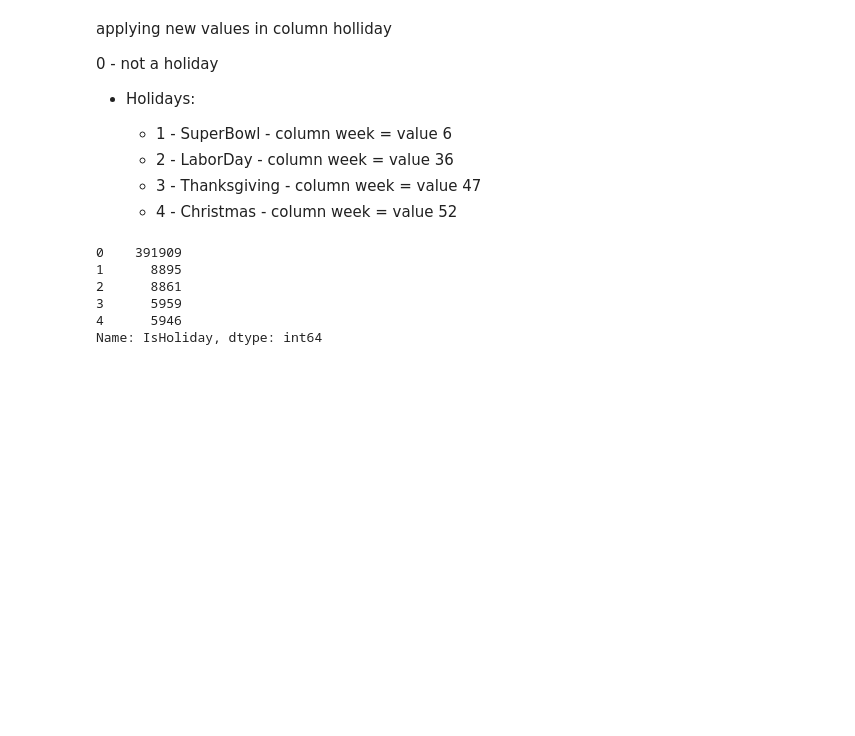
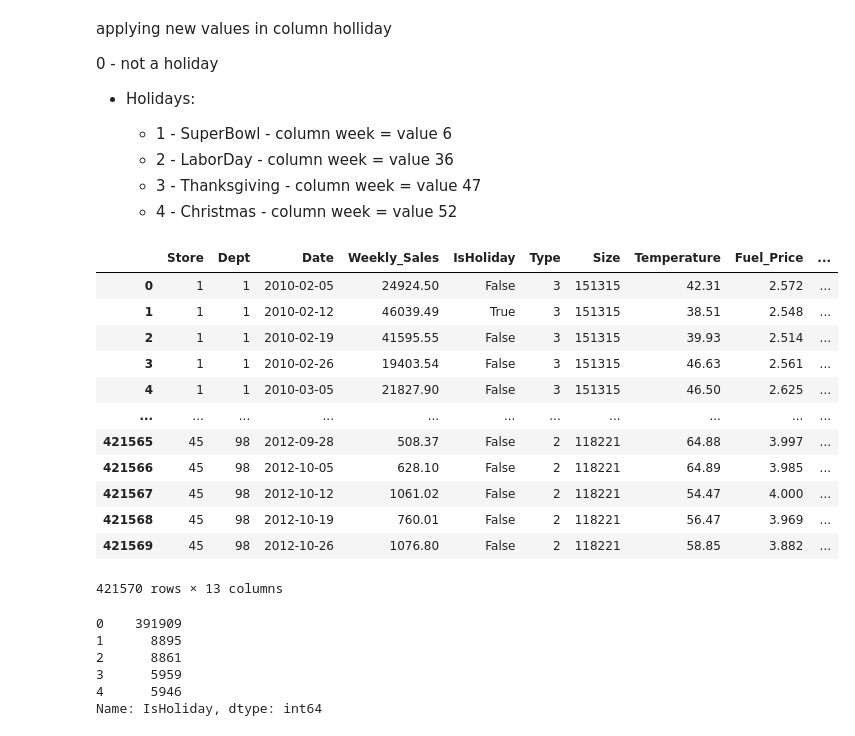
Before and after one commit to ClovisMonteiro/Data-solutions, a Jupyter notebook: Task_2_Walmart_Sales_Prediction.ipynb, the cells around one changed output. Cells and saved outputs as stored; diff of their text form; code cells hidden in the pictures; blank space fills up the shorter version.

```diff
--- a/Task_2_Walmart_Sales_Prediction.ipynb
+++ b/Task_2_Walmart_Sales_Prediction.ipynb
@@ -451,6 +446,22 @@ applying new values in column holliday
   - 2 - LaborDay - column week = value 36
   - 3 - Thanksgiving - column week = value 47
   - 4 - Christmas - column week = value 52
+# %%
+df_train
+# %% [output]
+|  | Store | Dept | Date | Weekly_Sales | IsHoliday | Type | Size | Temperature | Fuel_Price | ... |
+| 0 | 1 | 1 | 2010-02-05 | 24924.50 | False | 3 | 151315 | 42.31 | 2.572 | ... |
+| 1 | 1 | 1 | 2010-02-12 | 46039.49 | True | 3 | 151315 | 38.51 | 2.548 | ... |
+| 2 | 1 | 1 | 2010-02-19 | 41595.55 | False | 3 | 151315 | 39.93 | 2.514 | ... |
+| 3 | 1 | 1 | 2010-02-26 | 19403.54 | False | 3 | 151315 | 46.63 | 2.561 | ... |
+| 4 | 1 | 1 | 2010-03-05 | 21827.90 | False | 3 | 151315 | 46.50 | 2.625 | ... |
+| ... | ... | ... | ... | ... | ... | ... | ... | ... | ... | ... |
+| 421565 | 45 | 98 | 2012-09-28 | 508.37 | False | 2 | 118221 | 64.88 | 3.997 | ... |
+| 421566 | 45 | 98 | 2012-10-05 | 628.10 | False | 2 | 118221 | 64.89 | 3.985 | ... |
+| 421567 | 45 | 98 | 2012-10-12 | 1061.02 | False | 2 | 118221 | 54.47 | 4.000 | ... |
+| 421568 | 45 | 98 | 2012-10-19 | 760.01 | False | 2 | 118221 | 56.47 | 3.969 | ... |
+| 421569 | 45 | 98 | 2012-10-26 | 1076.80 | False | 2 | 118221 | 58.85 | 3.882 | ... |
+421570 rows × 13 columns
 # %%
 df_train.loc[(df_train['IsHoliday']== 1) & (df_train['week']==6) , 'IsHoliday']= '1'
 df_train.loc[(df_train['IsHoliday']== 1) & (df_train['week']==36) , 'IsHoliday']= '2'
```
Also changed, not shown: parts of 21 cells of this notebook.
